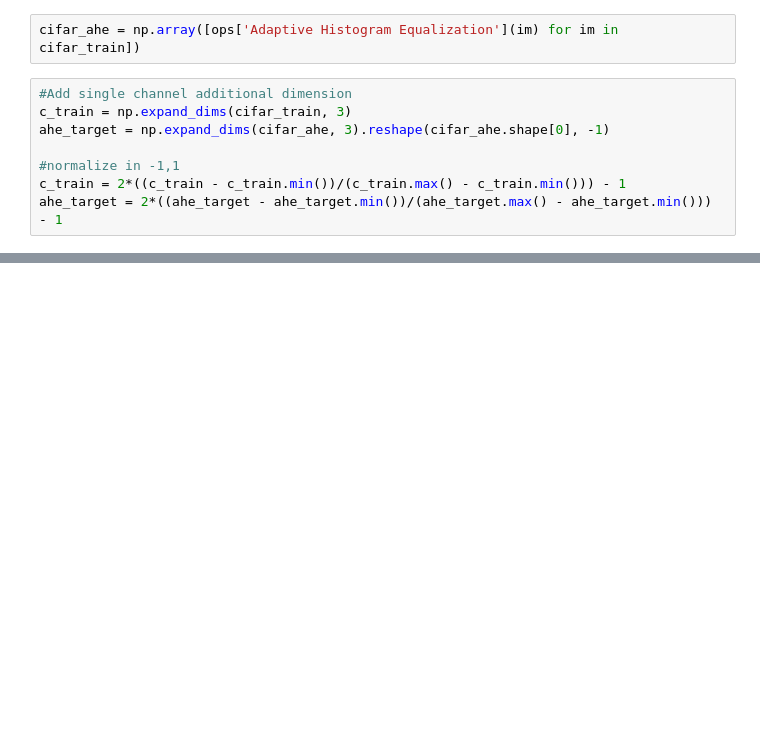
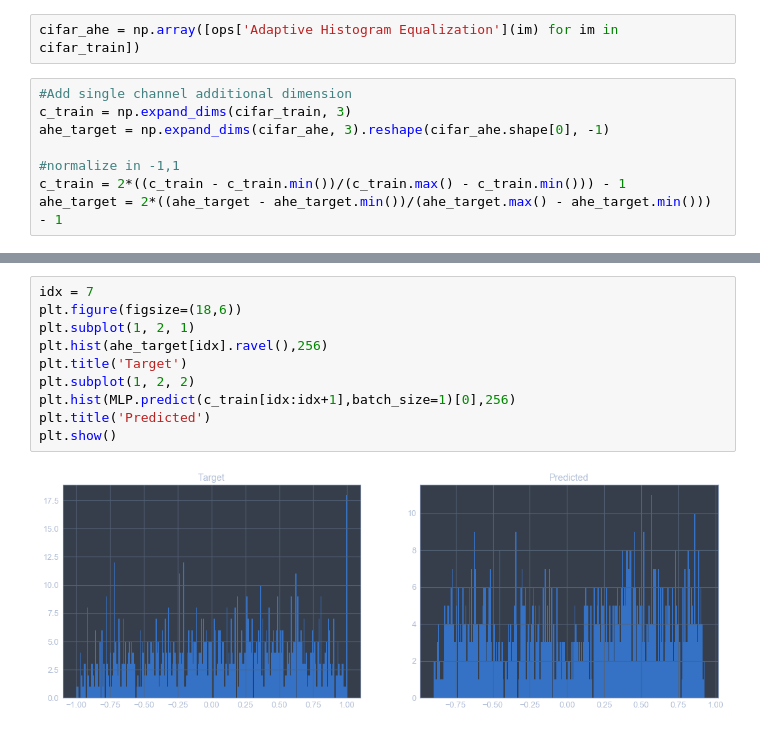
Before and after one commit to proceduralia/pytorch-neural-enhance, a Jupyter notebook: Enhancements.ipynb, the cells around one changed output, grey strips where cells are left out. Drawn from its saved outputs; the diff is of its cells as text; blank space fills up the shorter version.

```diff
--- a/Enhancements.ipynb
+++ b/Enhancements.ipynb
@@ -104,3 +103,15 @@ Epoch 200/200
+# %%
+idx = 7
+plt.figure(figsize=(18,6))
+plt.subplot(1, 2, 1)
+plt.hist(ahe_target[idx].ravel(),256)
+plt.title('Target')
+plt.subplot(1, 2, 2)
+plt.hist(MLP.predict(c_train[idx:idx+1],batch_size=1)[0],256)
+plt.title('Predicted')
+plt.show()
+# %% [output]
+[figure, added]
 # %%
 cnn_history = CNN.fit(c_train, ahe_target, batch_size=128, epochs=200, validation_split=0.2)
 
```
Also changed, not shown: parts of 7 cells of this notebook, 2 other files.
